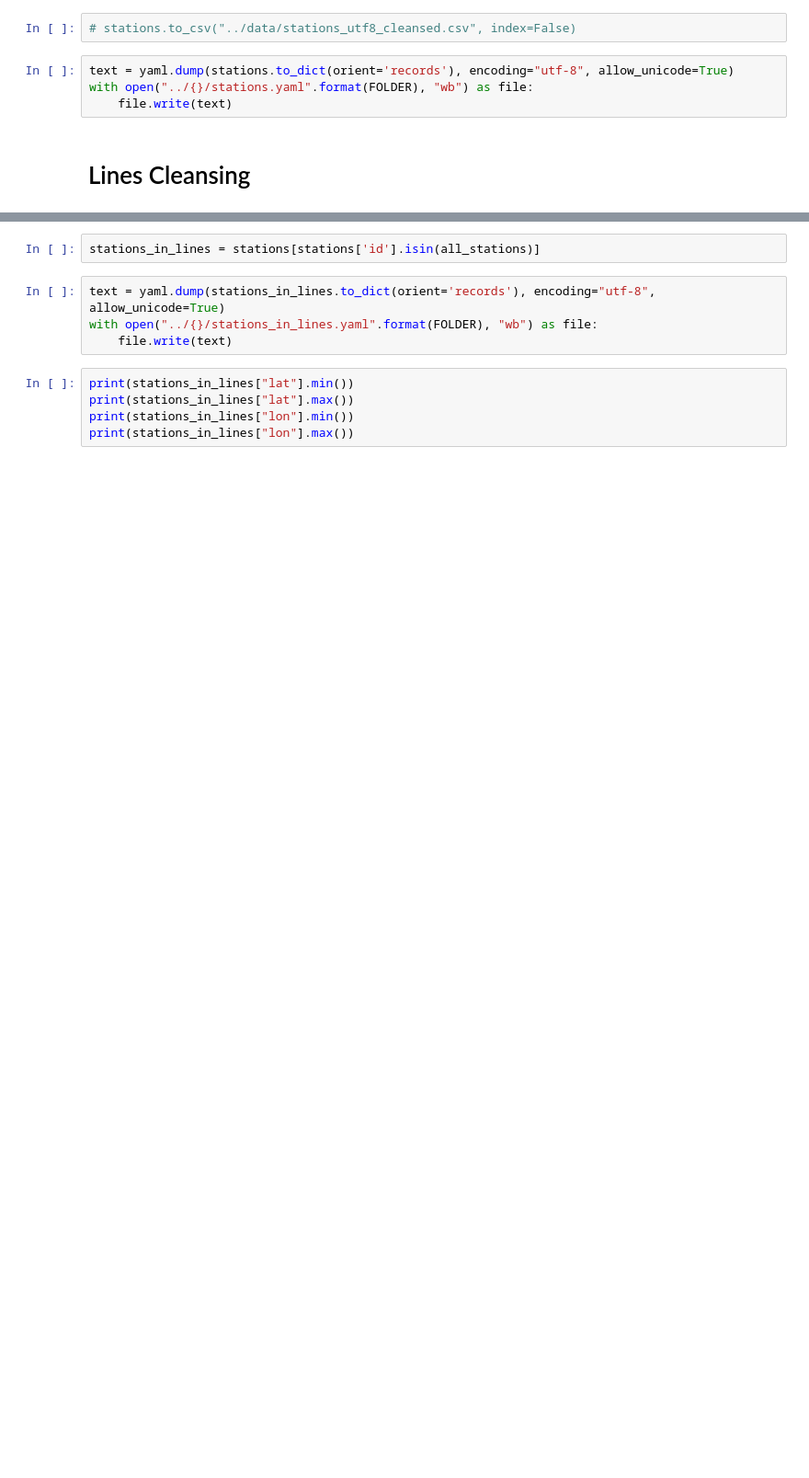
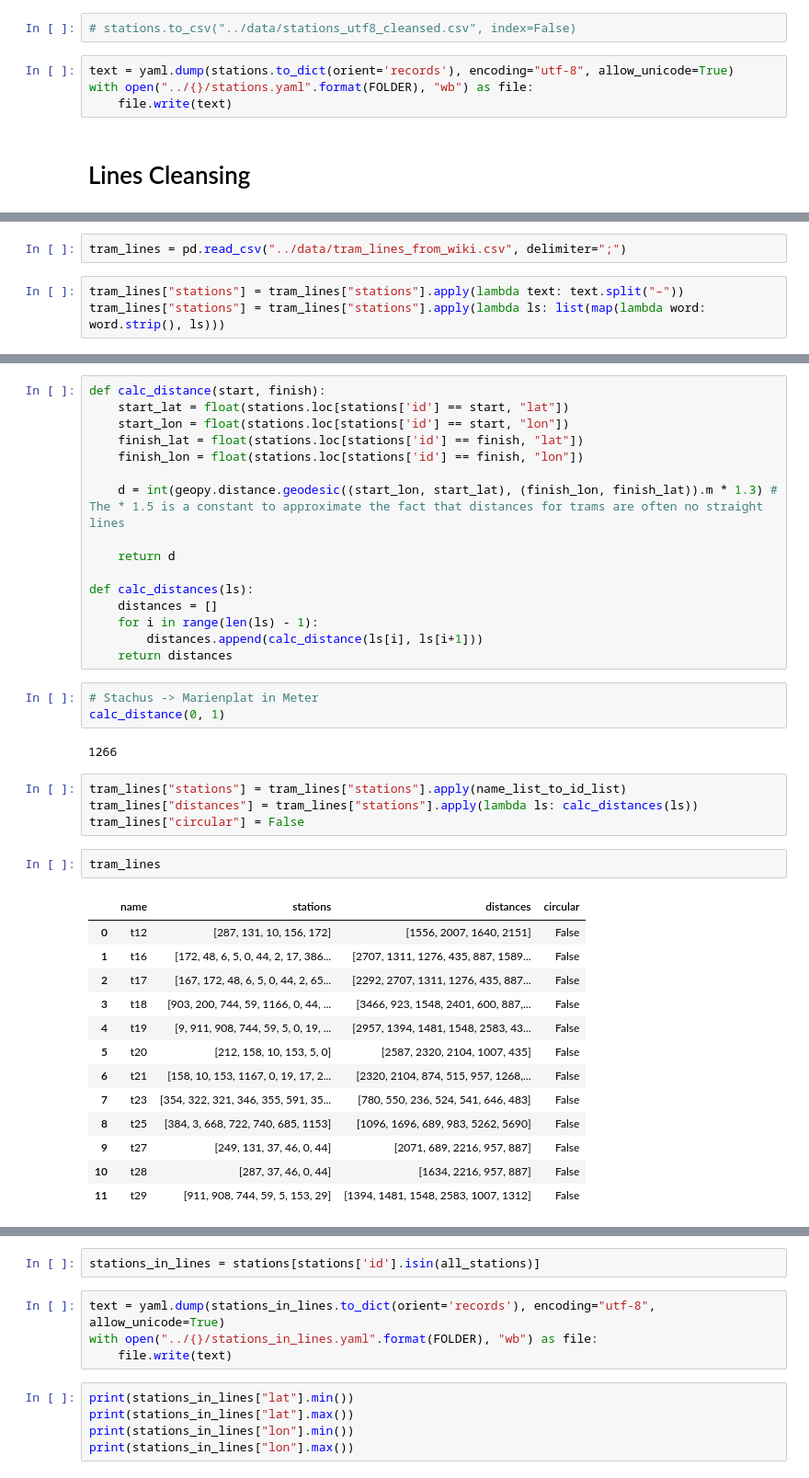
Before and after one commit to deeliciouscode/publicflow, a Jupyter notebook: analysis/data_cleansing.ipynb, the cells around one changed output, grey strips where cells are left out. Shown: that part at 92% size. Cells and saved outputs as stored; diff of their text form; blank space fills up the shorter version.

```diff
--- a/analysis/data_cleansing.ipynb
+++ b/analysis/data_cleansing.ipynb
@@ -116,0 +119,5 @@ lines
+# %%
+tram_lines = pd.read_csv("../data/tram_lines_from_wiki.csv", delimiter=";")
+# %%
+tram_lines["stations"] = tram_lines["stations"].apply(lambda text: text.split("–"))
+tram_lines["stations"] = tram_lines["stations"].apply(lambda ls: list(map(lambda word: word.strip(), ls)))
@@ -116,0 +140,41 @@ lines
+# %%
+def calc_distance(start, finish):
+    start_lat = float(stations.loc[stations['id'] == start, "lat"])
+    start_lon = float(stations.loc[stations['id'] == start, "lon"])
+    finish_lat = float(stations.loc[stations['id'] == finish, "lat"])
+    finish_lon = float(stations.loc[stations['id'] == finish, "lon"])
+
+    d = int(geopy.distance.geodesic((start_lon, start_lat), (finish_lon, finish_lat)).m * 1.3) # The * 1.5 is a constant to approximate the fact that distances for trams are often no straight lines
+
+    return d
+
+def calc_distances(ls):
+    distances = []
+    for i in range(len(ls) - 1):
+        distances.append(calc_distance(ls[i], ls[i+1]))
+    return distances
+# %%
+# Stachus -> Marienplat in Meter
+calc_distance(0, 1)
+# %% [output]
+1266
+# %%
+tram_lines["stations"] = tram_lines["stations"].apply(name_list_to_id_list)
+tram_lines["distances"] = tram_lines["stations"].apply(lambda ls: calc_distances(ls))
+tram_lines["circular"] = False
+# %%
+tram_lines
+# %% [output]
+|  | name | stations | distances | circular |
+| 0 | t12 | [287, 131, 10, 156, 172] | [1556, 2007, 1640, 2151] | False |
+| 1 | t16 | [172, 48, 6, 5, 0, 44, 2, 17, 386... | [2707, 1311, 1276, 435, 887, 1589... | False |
+| 2 | t17 | [167, 172, 48, 6, 5, 0, 44, 2, 65... | [2292, 2707, 1311, 1276, 435, 887... | False |
+| 3 | t18 | [903, 200, 744, 59, 1166, 0, 44, ... | [3466, 923, 1548, 2401, 600, 887,... | False |
+| 4 | t19 | [9, 911, 908, 744, 59, 5, 0, 19, ... | [2957, 1394, 1481, 1548, 2583, 43... | False |
+| 5 | t20 | [212, 158, 10, 153, 5, 0] | [2587, 2320, 2104, 1007, 435] | False |
+| 6 | t21 | [158, 10, 153, 1167, 0, 19, 17, 2... | [2320, 2104, 874, 515, 957, 1268,... | False |
+| 7 | t23 | [354, 322, 321, 346, 355, 591, 35... | [780, 550, 236, 524, 541, 646, 483] | False |
+| 8 | t25 | [384, 3, 668, 722, 740, 685, 1153] | [1096, 1696, 689, 983, 5262, 5690] | False |
+| 9 | t27 | [249, 131, 37, 46, 0, 44] | [2071, 689, 2216, 957, 887] | False |
+| 10 | t28 | [287, 37, 46, 0, 44] | [1634, 2216, 957, 887] | False |
+| 11 | t29 | [911, 908, 744, 59, 5, 153, 29] | [1394, 1481, 1548, 2583, 1007, 1312] | False |
```
Also changed, not shown: parts of 20 cells of this notebook, 10 other files.
